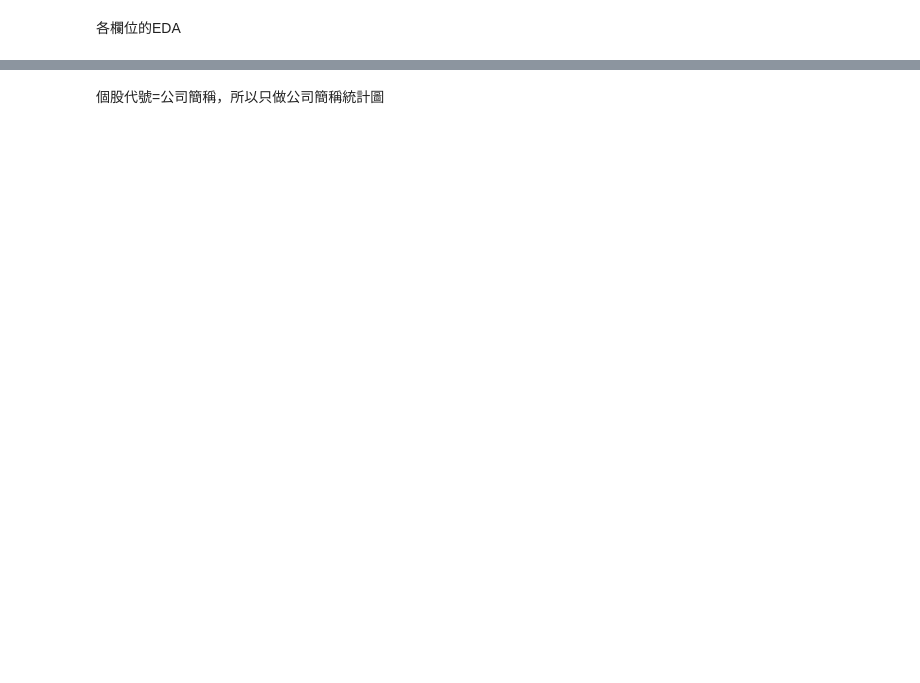
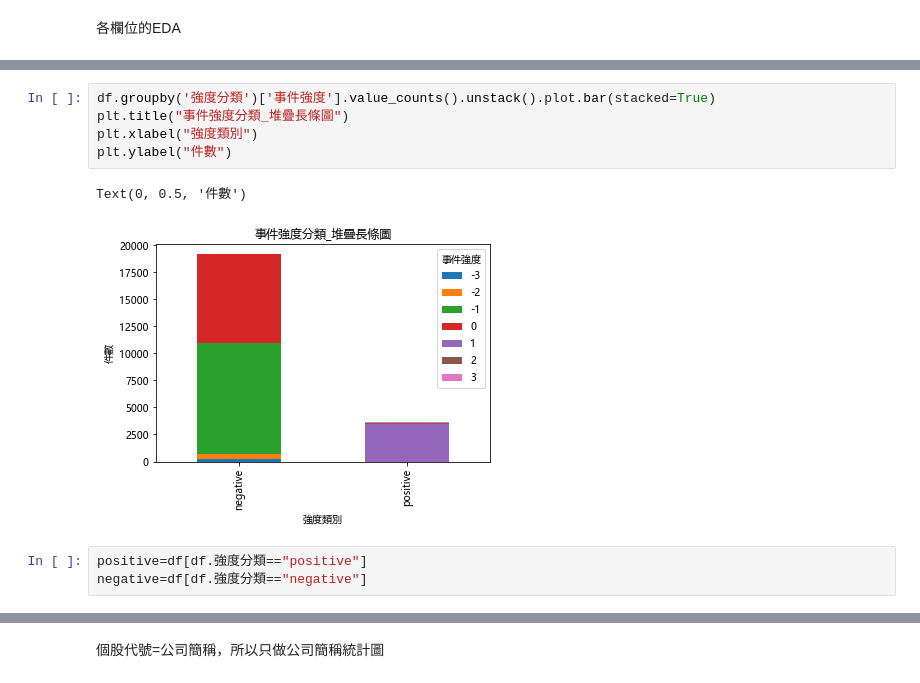
Before and after one commit to p314008dsa/Text-mining, a Jupyter notebook: Data/金融科技實作(EDA).ipynb, the cells around one changed output, grey strips where cells are left out. Drawn from its saved outputs; the diff is of its cells as text; blank space fills up the shorter version.

```diff
--- a/Data/金融科技實作(EDA).ipynb
+++ b/Data/金融科技實作(EDA).ipynb
@@ -203,0 +244,11 @@ df.iloc[:,2].value_counts().plot.bar()
+# %%
+df.groupby('強度分類')['事件強度'].value_counts().unstack().plot.bar(stacked=True)
+plt.title("事件強度分類_堆疊長條圖")
+plt.xlabel("強度類別")
+plt.ylabel("件數")
+# %% [output]
+Text(0, 0.5, '件數')
+[figure, added]
+# %%
+positive=df[df.強度分類=="positive"]
+negative=df[df.強度分類=="negative"]
```
Also changed, not shown: parts of 52 cells of this notebook.
